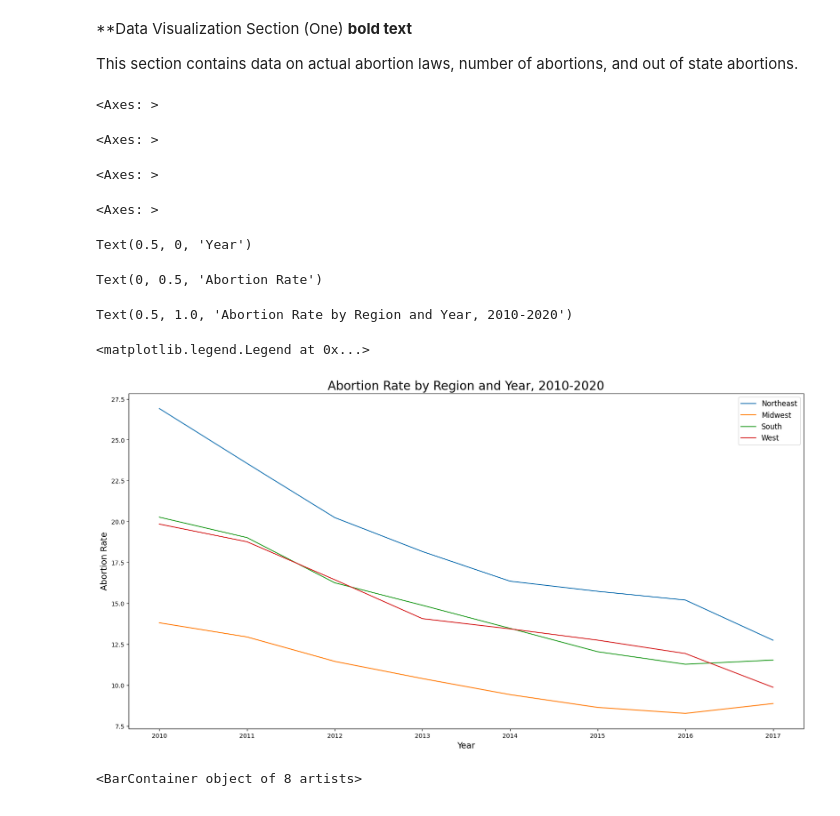
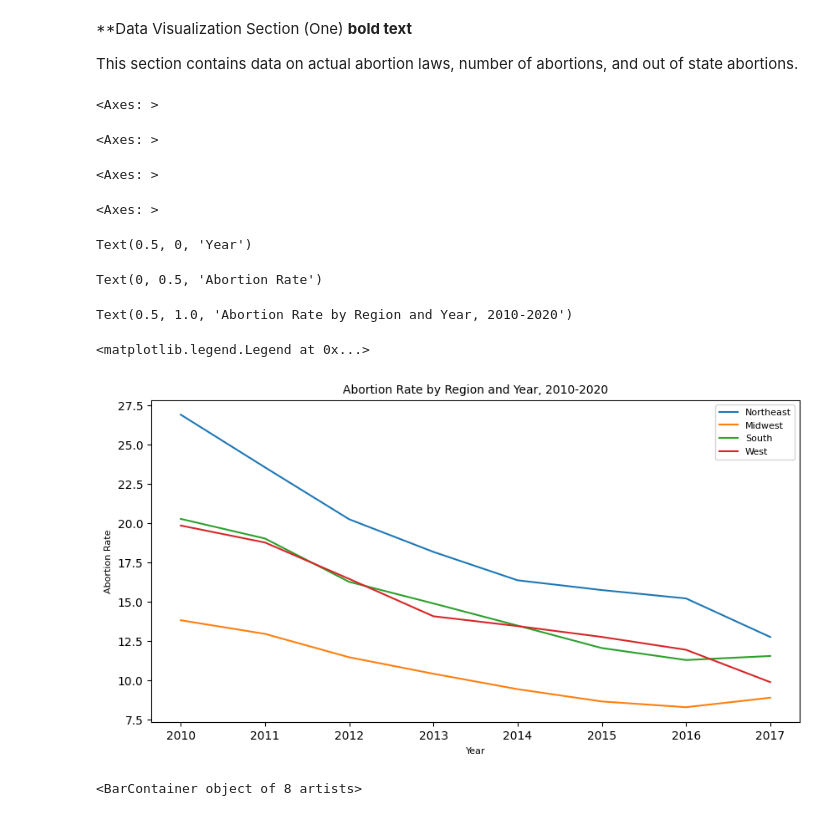
Before and after one commit to Mmarlo5/psychic-doodle, a Jupyter notebook: Copy_of_Problem_Set_5.ipynb, the cells around one changed output. Saved outputs shown, nothing was run; the diff lists cells and outputs as text; code cells hidden in the pictures.

```diff
--- a/Copy_of_Problem_Set_5.ipynb
+++ b/Copy_of_Problem_Set_5.ipynb
@@ -309,39 +333,39 @@ regions = {
 }
 
 # Filter the data for the age group of 18-29 years old and the years from 2010 to 2020
 df_filtered = df[(df["year"] >= 2010) & (df["year"] <= 2020) & (df["pregnancyrate1819"].notnull()) & (df["abortionrate1819"].notnull())]
 
 # Pivot the data so that the regions are columns and the years are rows
 df_pivot = pd.DataFrame(index=df_filtered["year"].unique())
 for region, state_list in regions.items():
     df_pivot[region] = df_filtered[df_filtered["state"].isin(state_list)].groupby("year")["abortionrate1819"].mean()
 
 # Create a time series chart for the abortion rate by region and year
-fig, ax = plt.subplots(figsize=(20, 10))
+fig, ax = plt.subplots(figsize=(10, 5)) #aok, this was huuuge
 for col in df_pivot.columns:
     df_pivot[col].plot(ax=ax, label=col)
 
 # Set the x-axis label
-ax.set_xlabel ("Year", fontsize=14)
+ax.set_xlabel ("Year", fontsize=8)
 
 # Set the y-axis label
-ax.set_ylabel("Abortion Rate", fontsize=14)
+ax.set_ylabel("Abortion Rate", fontsize=8)
 
 # Set the title of the graph
-ax.set_title("Abortion Rate by Region and Year, 2010-2020", fontsize=20)
+ax.set_title("Abortion Rate by Region and Year, 2010-2020", fontsize=10)
 
 # Add a legend
-ax.legend(fontsize=12)
+ax.legend(fontsize=8)
 # %% [output]
 <Axes: >
 <Axes: >
 <Axes: >
 <Axes: >
 Text(0.5, 0, 'Year')
 Text(0, 0.5, 'Abortion Rate')
 Text(0.5, 1.0, 'Abortion Rate by Region and Year, 2010-2020')
 <matplotlib.legend.Legend at 0x...>
-[figure, old version]
+[figure, new version]
 # %%
 # Load the data into a Pandas dataframe
 df = pd.read_csv("https://raw.githubusercontent.com/Mmarlo5/psychic-doodle/main/NationalAndStatePregnancy_PublicUse.csv")
```
Also changed, not shown: parts of 8 cells of this notebook.
